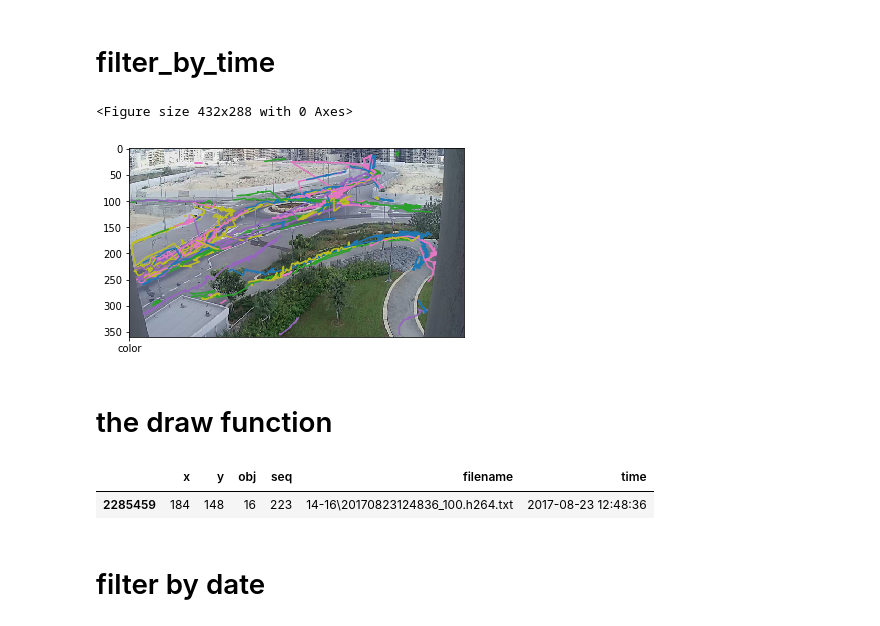
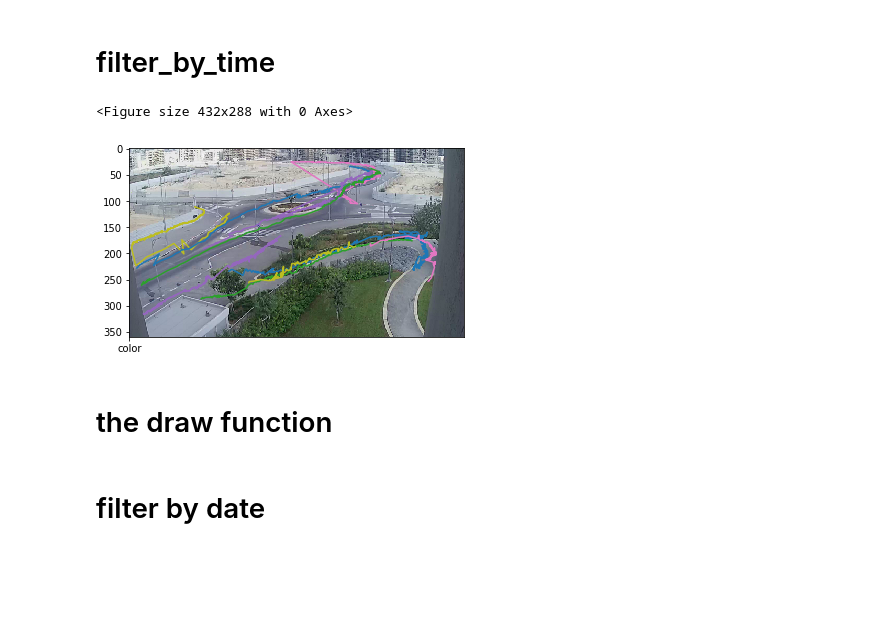
Before and after one commit to chanismile/Paths-Research, a Jupyter notebook: init_queries_Sari.ipynb, the cells around one changed output. Drawn from its saved outputs; the diff is of its cells as text; code cells hidden in the pictures; blank space fills up the shorter version.

```diff
--- a/init_queries_Sari.ipynb
+++ b/init_queries_Sari.ipynb
@@ -23,17 +23,11 @@ top_obj = objs.head(5)
 t1 = datetime.time(1, 24, 9)
 t2 = datetime.time(1, 27, 9)
 specific_time = df[df.time.dt.time.between(t1,t2)]
-# %%
-all = specific_time.groupby(["filename","obj"]).size().sort_values(ascending=False)
-df_by_obj = df.set_index(['filename', 'obj']).sort_index()
-main_info = []
-for t in all.index:
-    oo = df_by_obj.loc[t]
-    main_info.append((oo.x,oo.y))
-draw_lines(main_info,multipul = False)
-# %% [output]
-<Figure size 432x288 with 0 Axes>
-[figure, removed]
+# %%
+plot_objs(specific_time)
+# %% [output]
+<Figure size 432x288 with 0 Axes>
+[figure, added]
 # %% [markdown]
 # the draw function
 # %%
@@ -53,10 +47,5 @@ def draw_lines(list,multipul = True):
             fig, ax = plt.subplots()
             ax.imshow(img)
         plot(*tuple, '-', 'color',rand(1,3))
-# %%
-df.sample()
-# %% [output]
-|  | x | y | obj | seq | filename | time |
-| 2285459 | 184 | 148 | 16 | 223 | 14-16\20170823124836_100.h264.txt | 2017-08-23 12:48:36 |
 # %% [markdown]
 # filter by date
```
Also changed, not shown: parts of 4 cells of this notebook.
